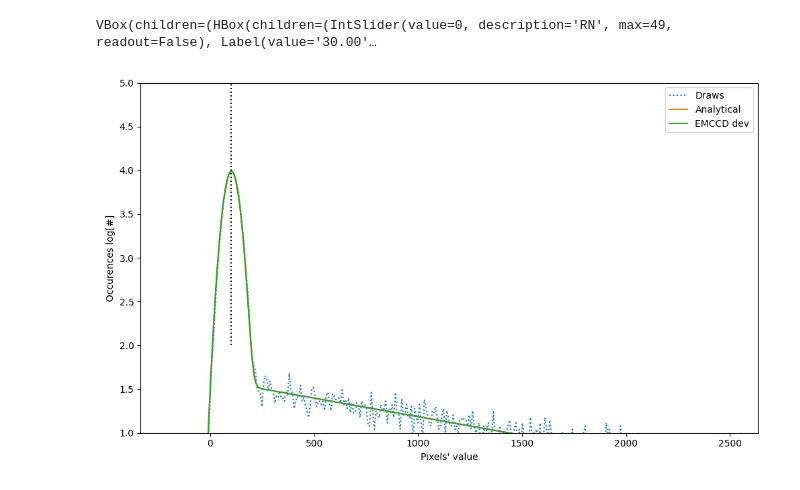
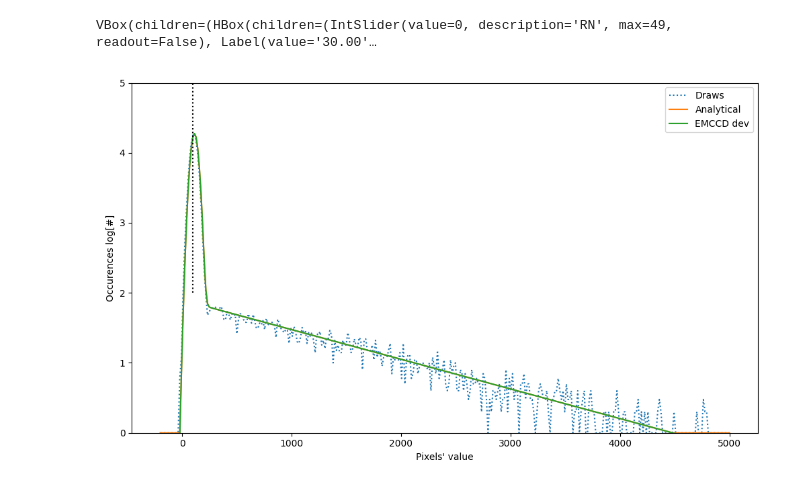
Before and after one commit to vpicouet/pyds9plugin, a Jupyter notebook: pyds9plugin/Macros/Fitting_Functions/tests_emccd.ipynb, the cells around one changed output. Saved outputs shown, nothing was run; the diff lists cells and outputs as text; code cells hidden in the pictures.

```diff
--- a/pyds9plugin/Macros/Fitting_Functions/tests_emccd.ipynb
+++ b/pyds9plugin/Macros/Fitting_Functions/tests_emccd.ipynb
@@ -7,7 +7,7 @@ import numpy as np
 from astropy.convolution import Gaussian1DKernel, convolve
 import scipy.special as sps
 import numpy as np
-from scipy.stats import poisson
+# from scipy.stats import poisson
 from scipy.stats import poisson,gamma
 
 
@@ -178,20 +178,22 @@ def EMCCD_no_smearing(x,bias,RN,EmGain,flux,sCIC):
     # We sum up distributions from from the different poisson output
     for f in np.arange(1, 20):
         # careful about the 20 limit which needs to be enough at high flux
-        v = poisson.pmf(k=f, mu=np.nanmax([flux, 0]))
+        v = poisson.pmf(k=f, mu=np.nanmax([flux, 0])) #TODO maybe here I miss a binomial law?? At least gamma distribution seems ok!
         # gamma distribution : https://numpy.org/doc/stable/reference/random/generated/numpy.random.gamma.html
         denominator = sps.gamma(f) * (EmGain * ConversionGain) ** f
         # print("denominator",denominator)
         distribution = (bin_size* bins ** (f - 1)* (np.exp(-bins / (EmGain * ConversionGain)) / denominator))
         # print("distribution",distribution)
-        distribution_up = (3* bin_size* (3 * bins + bins.ptp()) ** (f - 1)* (    np.exp(-(3 * bins + bins.ptp()) / (EmGain * ConversionGain))    / denominator))
+        n=3
+        distribution_up = (n* bin_size* (n * bins + bins.ptp()) ** (f - 1)* (    np.exp(-(n * bins + bins.ptp()) / (EmGain * ConversionGain))    / denominator))
         # disminush the number of pixels by the fraction above distribution range
         if  (np.sum(distribution_up[np.isfinite(distribution_up)])  + np.sum(distribution[np.isfinite(distribution)])  )>0:
             factor = np.sum(distribution[np.isfinite(distribution_up)]) / (np.sum(distribution_up[np.isfinite(distribution_up)])  + np.sum(distribution[np.isfinite(distribution)])  )
         else:
-            facor=0
+            factor=0
         gamma_distribution += distribution * v
         pixs_sup_0 += (1 - factor) * v
+    gamma_distribution[0] = np.exp(-flux)
     gamma_distribution[0] = (
         1
         - np.nansum(gamma_distribution[1:][np.isfinite(gamma_distribution[1:])])
@@ -323,34 +325,34 @@ def EMCCD_with_smearing2(
 
 
     # Addition of the bias
     if bias > x[0]:
         gamma_distribution[(x > bias)] = gamma_distribution[: -np.sum(x <= bias)]
         gamma_distribution[x < bias] = 0
     read_noise = Gaussian1DKernel(
         stddev=RN * ConversionGain / bin_size, x_size=int(301.1 * 10)
     )
     # Convolution with read noise
     y = convolve(gamma_distribution, read_noise) * n_pix  #
     y[y<=0] = np.nan
     return np.log10(y)
 
 
-x = np.linspace(-200,2500,350)
+x = np.linspace(-200,5000,350)
 bias=100
 fig, ax = plt.subplots(figsize=(10,6))
 def EMCCD_dev_wo(x,bias,RN,EmGain,flux,smearing,sCIC,test=False):
     return EMCCD_dev(x,bias,RN,EmGain,flux,smearing,sCIC,test=test)
-ylim=[1.,5]
-controls = iplt.plot(x,  EMCCDhist, bias=bias, RN=np.linspace(30,100),EmGain=np.linspace(1000,2000),flux=np.linspace(0.05,0.8), smearing=np.linspace(0,1.2),sCIC=np.linspace(0,0.3),ls=":", ylim=ylim, label="Draws")
+ylim=[0.,5]
+controls = iplt.plot(x,  EMCCDhist, bias=bias, RN=np.linspace(30,100),EmGain=np.linspace(1000,2000),flux=np.linspace(0.05,18), smearing=np.linspace(0,1.2),sCIC=np.linspace(0,0.3),ls=":", ylim=ylim, label="Draws")
 iplt.plot(x, EMCCD_with_smearing,controls=controls, ylim=ylim,label="Analytical")
 iplt.plot(x, EMCCD_with_smearing2, "-", controls=controls, ylim=ylim, label="EMCCD dev")#,alpha=0.3)
 _ = plt.legend()
 plt.plot([bias,bias],[2,5],":k")
 plt.legend()
 plt.xlabel("Pixels' value")
 plt.ylabel("Occurences log[#]")
 fig.tight_layout()
 plt.show()
 # %% [output]
 VBox(children=(HBox(children=(IntSlider(value=0, description='RN', max=49, readout=False), Label(value='30.00'…
-[figure, old version]
+[figure, new version]
```
Also changed, not shown: parts of 7 cells of this notebook, 5 other files.
